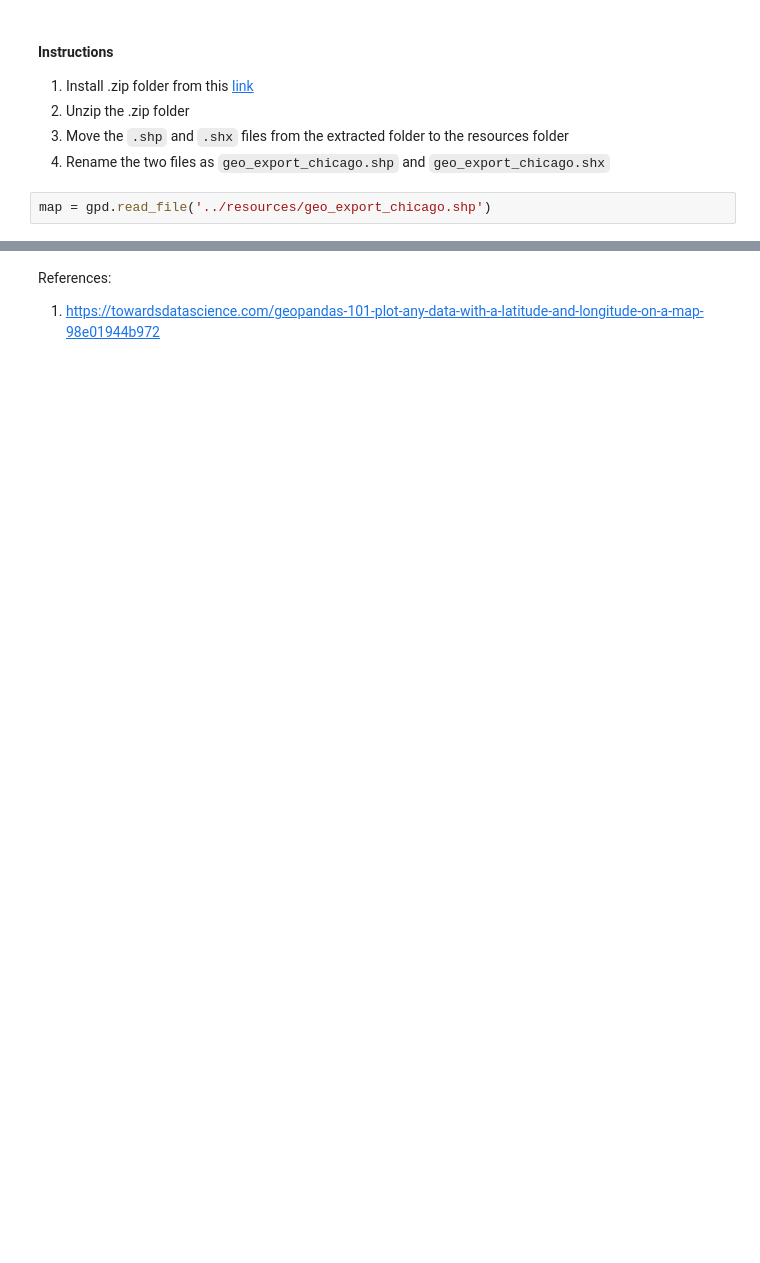
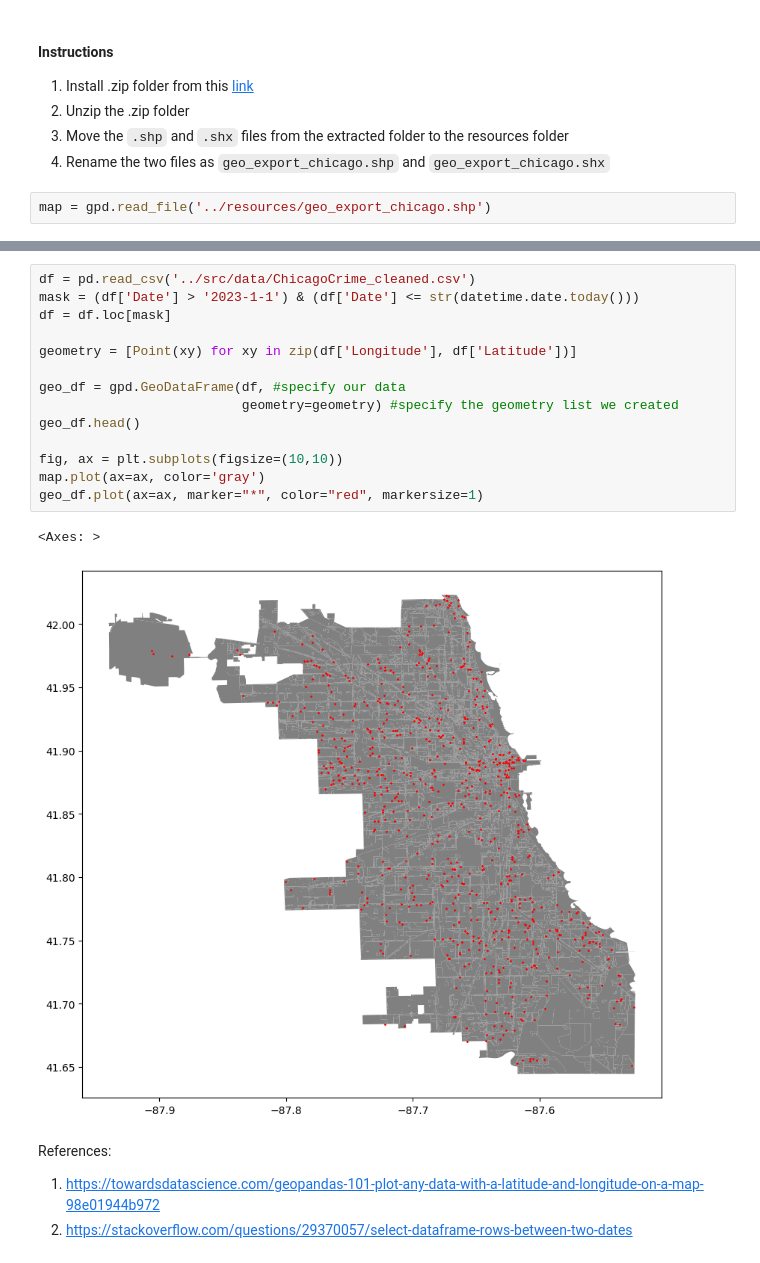
Before and after one commit to bvchnguyen/chicago-crime, a Jupyter notebook: notebooks/dataMap.ipynb, the cells around one changed output, grey strips where cells are left out. Saved outputs shown, nothing was run; the diff lists cells and outputs as text; blank space fills up the shorter version.

Commit message:
Mapped crime locations to chicago map for crimes commited this year.

```diff
--- a/notebooks/dataMap.ipynb
+++ b/notebooks/dataMap.ipynb
@@ -21,3 +23,21 @@ map.plot(ax=ax)
+# %%
+df = pd.read_csv('../src/data/ChicagoCrime_cleaned.csv')
+mask = (df['Date'] > '2023-1-1') & (df['Date'] <= str(datetime.date.today()))
+df = df.loc[mask]
+
+geometry = [Point(xy) for xy in zip(df['Longitude'], df['Latitude'])]
+
+geo_df = gpd.GeoDataFrame(df, #specify our data
+                          geometry=geometry) #specify the geometry list we created
+geo_df.head()
+
+fig, ax = plt.subplots(figsize=(10,10))
+map.plot(ax=ax, color='gray')
+geo_df.plot(ax=ax, marker="*", color="red", markersize=1)
+# %% [output]
+<Axes: >
+[figure, added]
 # %% [markdown]
 References:
 1. https://towardsdatascience.com/geopandas-101-plot-any-data-with-a-latitude-and-longitude-on-a-map-98e01944b972
+2. https://stackoverflow.com/questions/29370057/select-dataframe-rows-between-two-dates
```
Also changed, not shown: parts of 2 cells of this notebook, 1 other file.
